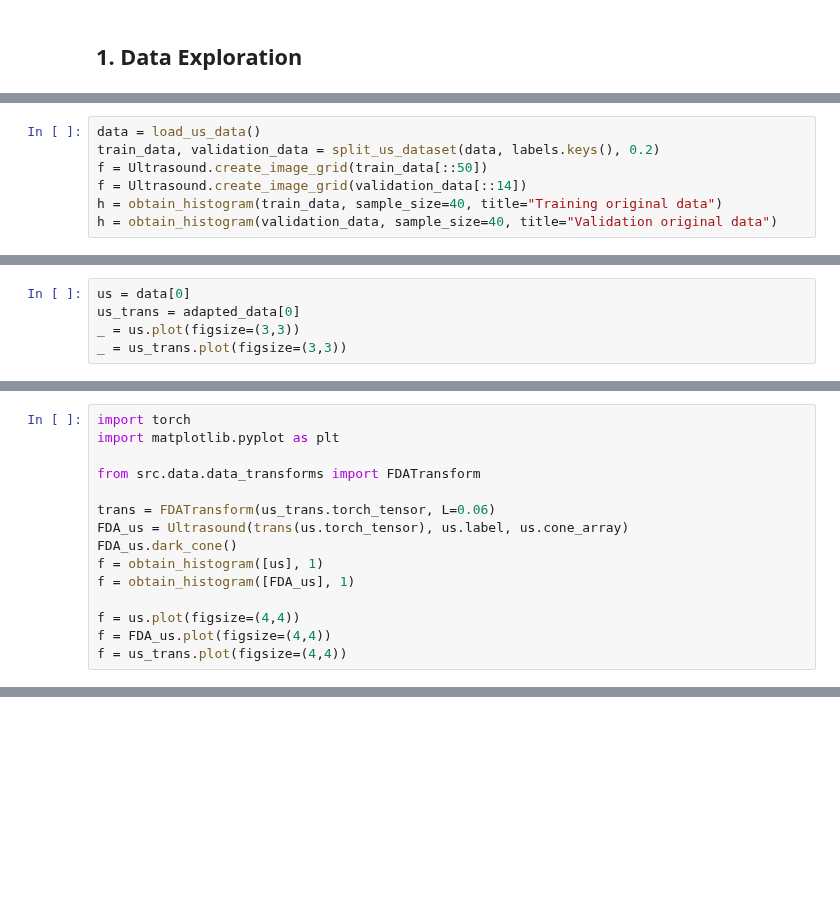
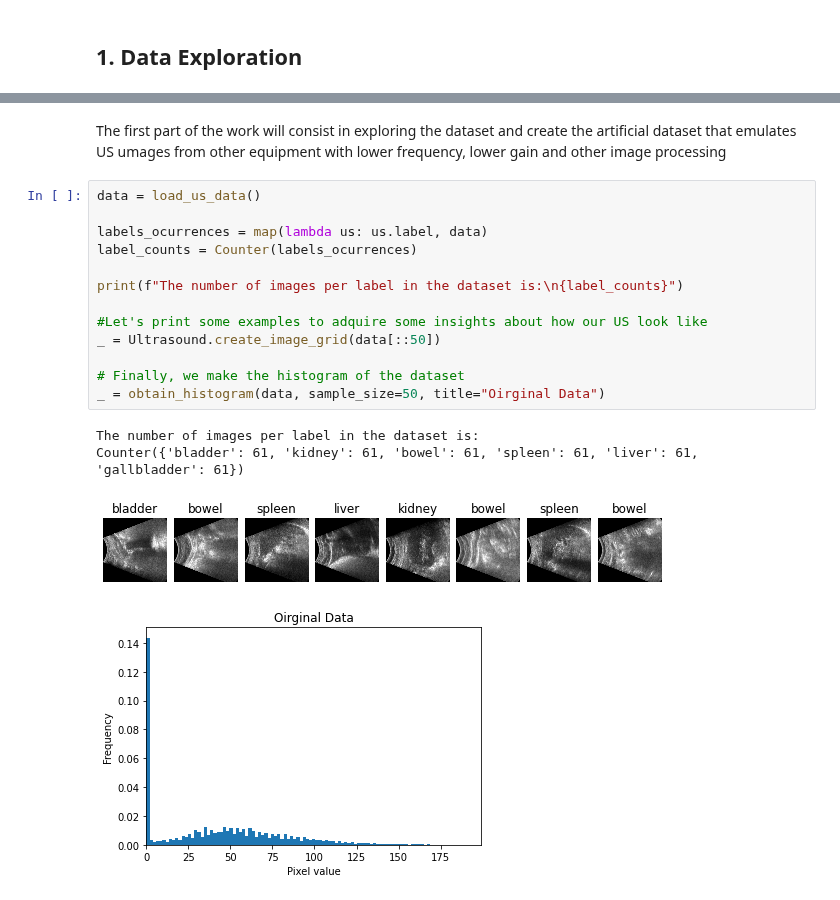
Before and after one commit to Juanki0396/TFG, a Jupyter notebook: IA_Ultrasounds.ipynb, the cells around one changed output, grey strips where cells are left out. Saved outputs shown, nothing was run; the diff lists cells and outputs as text; blank space fills up the shorter version.

```diff
--- a/IA_Ultrasounds.ipynb
+++ b/IA_Ultrasounds.ipynb
@@ -48,7 +44,0 @@ Once we have some insights on the data, we can start training the classification
-# %%
-data = load_us_data()
-train_data, validation_data = split_us_dataset(data, labels.keys(), 0.2)
-f = Ultrasound.create_image_grid(train_data[::50])
-f = Ultrasound.create_image_grid(validation_data[::14])
-h = obtain_histogram(train_data, sample_size=40, title="Training original data")
-h = obtain_histogram(validation_data, sample_size=40, title="Validation original data")
@@ -207,5 +44,0 @@ save_us_dataset(adapted_validation_data, "data_for_cyclegan/testB")
-# %%
-us = data[0]
-us_trans = adapted_data[0]
-_ = us.plot(figsize=(3,3))
-_ = us_trans.plot(figsize=(3,3))
@@ -215,15 +44,0 @@ _ = us_trans.plot(figsize=(3,3))
-# %%
-import torch
-import matplotlib.pyplot as plt
-
-from src.data.data_transforms import FDATransform
-
-trans = FDATransform(us_trans.torch_tensor, L=0.06)
-FDA_us = Ultrasound(trans(us.torch_tensor), us.label, us.cone_array)
-FDA_us.dark_cone()
-f = obtain_histogram([us], 1)
-f = obtain_histogram([FDA_us], 1)
-
-f = us.plot(figsize=(4,4))
-f = FDA_us.plot(figsize=(4,4))
-f = us_trans.plot(figsize=(4,4))
@@ -235,0 +45,20 @@ f = us_trans.plot(figsize=(4,4))
+# %% [markdown]
+The first part of the work will consist in exploring the dataset and create the artificial dataset that emulates US umages from other equipment with lower frequency, lower gain and other image processing
+# %%
+data = load_us_data()
+
+labels_ocurrences = map(lambda us: us.label, data)
+label_counts = Counter(labels_ocurrences)
+
+print(f"The number of images per label in the dataset is:\n{label_counts}")
+
+#Let's print some examples to adquire some insights about how our US look like
+_ = Ultrasound.create_image_grid(data[::50])
+
+# Finally, we make the histogram of the dataset
+_ = obtain_histogram(data, sample_size=50, title="Oirginal Data")
+# %% [output]
+The number of images per label in the dataset is:
+Counter({'bladder': 61, 'kidney': 61, 'bowel': 61, 'spleen': 61, 'liver': 61, 'gallbladder': 61})
+[figure, added]
+[figure, added]
```
Also changed, not shown: parts of 49 cells of this notebook, 2 other files.
